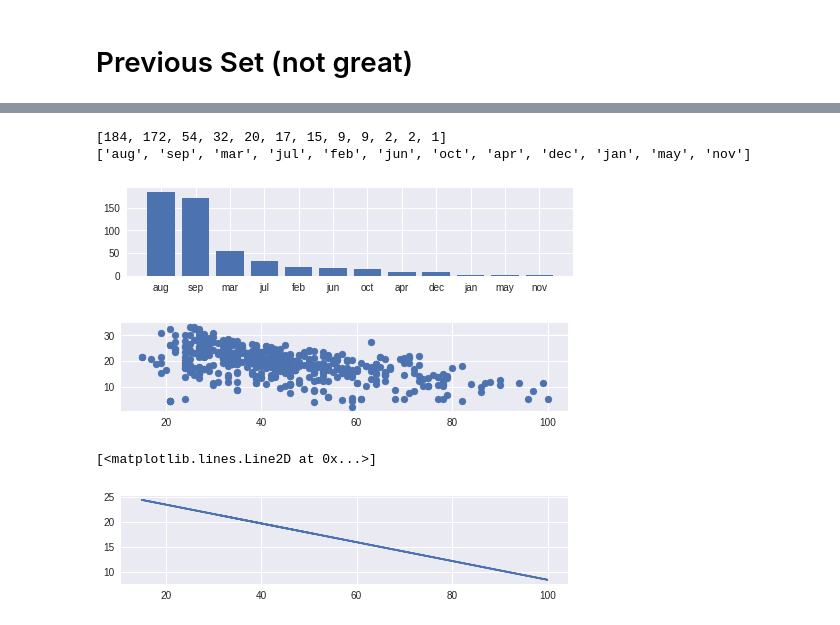
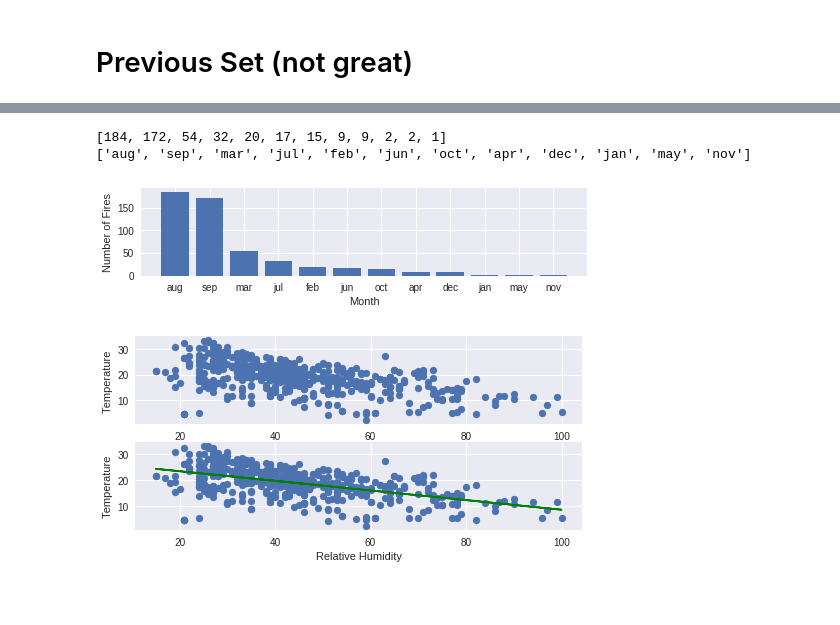
Before and after one commit to bloominstituteoftechnology/DS-Unit-1-Sprint-1-Dealing-With-Data, a Jupyter notebook: module3-basicdatavisualizations/LS_DS_113_Basic_Data_Visualizations.ipynb, the cells around one changed output, grey strips where cells are left out. Cells and saved outputs as stored; diff of their text form; code cells hidden in the pictures; blank space fills up the shorter version.

Commit message:
added explanation and final graph

```diff
--- a/module3-basicdatavisualizations/LS_DS_113_Basic_Data_Visualizations.ipynb
+++ b/module3-basicdatavisualizations/LS_DS_113_Basic_Data_Visualizations.ipynb
@@ -351,37 +354,46 @@ days_dict = {'sun': 0,
              'fri': 5,
              'sat': 6
             }
 
 #Ordinalize
 
 # forest_fires['month'] = forest_fires['month'].map(months_dict)
 # forest_fires['day'] = forest_fires['day'].map(days_dict)
 
 num_fires=forest_fires['month'].value_counts().tolist()
 months = forest_fires['month'].value_counts().keys().tolist()
 
 print(num_fires)
 print(months)
 plt.figure(1)
 plt.subplot(311)
+plt.xlabel("Month")
+plt.ylabel("Number of Fires")
 plt.bar(months, num_fires)
 ax = forest_fires.plot.bar(rot=0)
 plt.subplot(312)
+plt.xlabel("Relative Humidity")
+plt.ylabel("Temperature")
 plt.scatter(forest_fires['RH'],forest_fires['temp'])
-plt.show()
+
+plt.subplot(313)
+
+plt.xlabel("Relative Humidity")
+plt.ylabel("Temperature")
+plt.scatter(forest_fires['RH'],forest_fires['temp'])
 
 regr = linear_model.LinearRegression()
 
 x=forest_fires['RH'].reshape(-1,1)
 y=forest_fires['temp'].reshape(-1,1)
 regr.fit(x,y)
+
 temp_pred = regr.predict(x)
-plt.subplot(312)
-plt.plot(forest_fires['RH'], temp_pred)
+
+plt.plot(forest_fires['RH'], temp_pred,color = 'green')
+plt.show()
 # %% [output]
 [184, 172, 54, 32, 20, 17, 15, 9, 9, 2, 2, 1]
 ['aug', 'sep', 'mar', 'jul', 'feb', 'jun', 'oct', 'apr', 'dec', 'jan', 'may', 'nov']
-[figure, old version]
+[figure, new version]
-[figure, old version]
+[figure, new version]
-[<matplotlib.lines.Line2D at 0x...>]
-[figure, removed]
```
Also changed, not shown: parts of 2 cells of this notebook.
